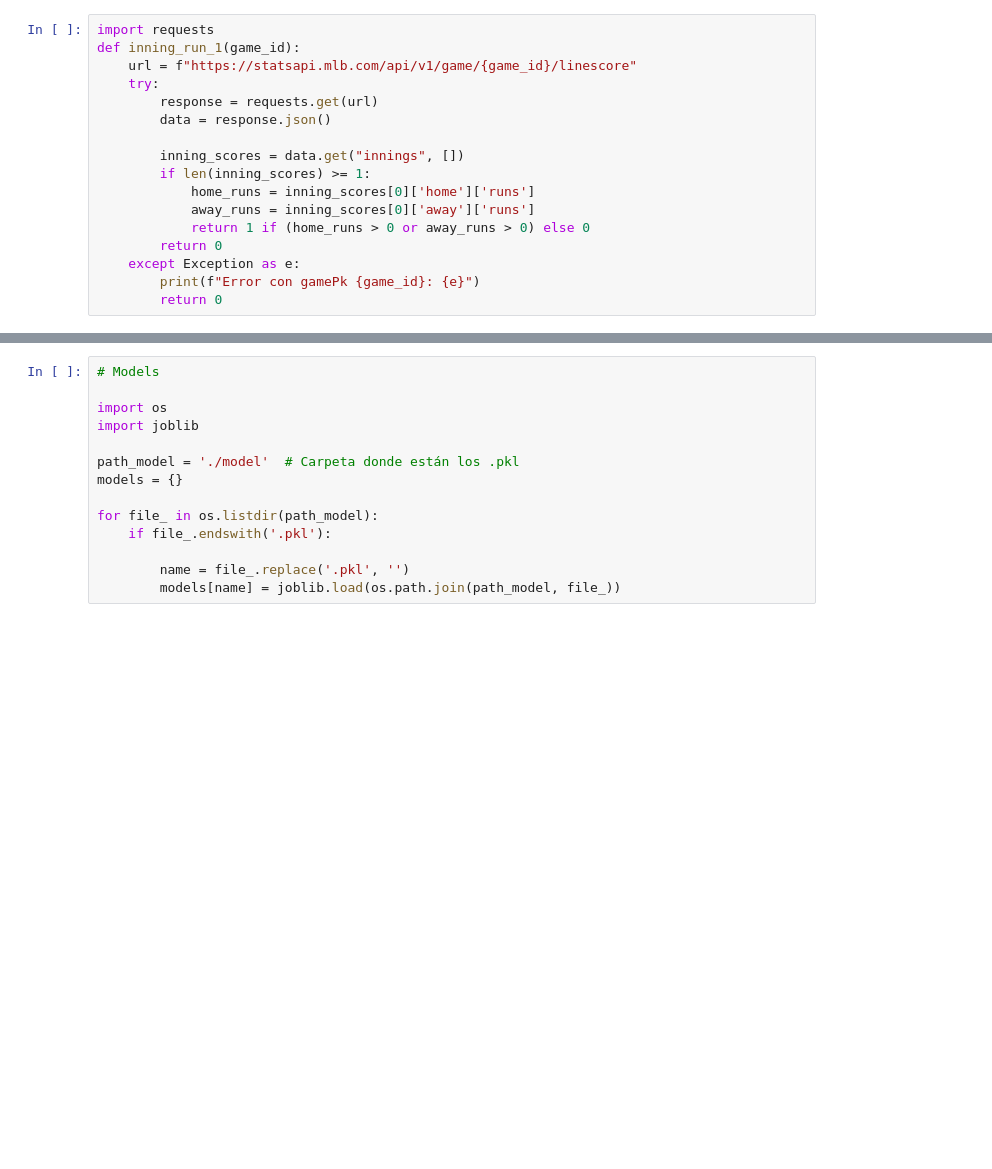
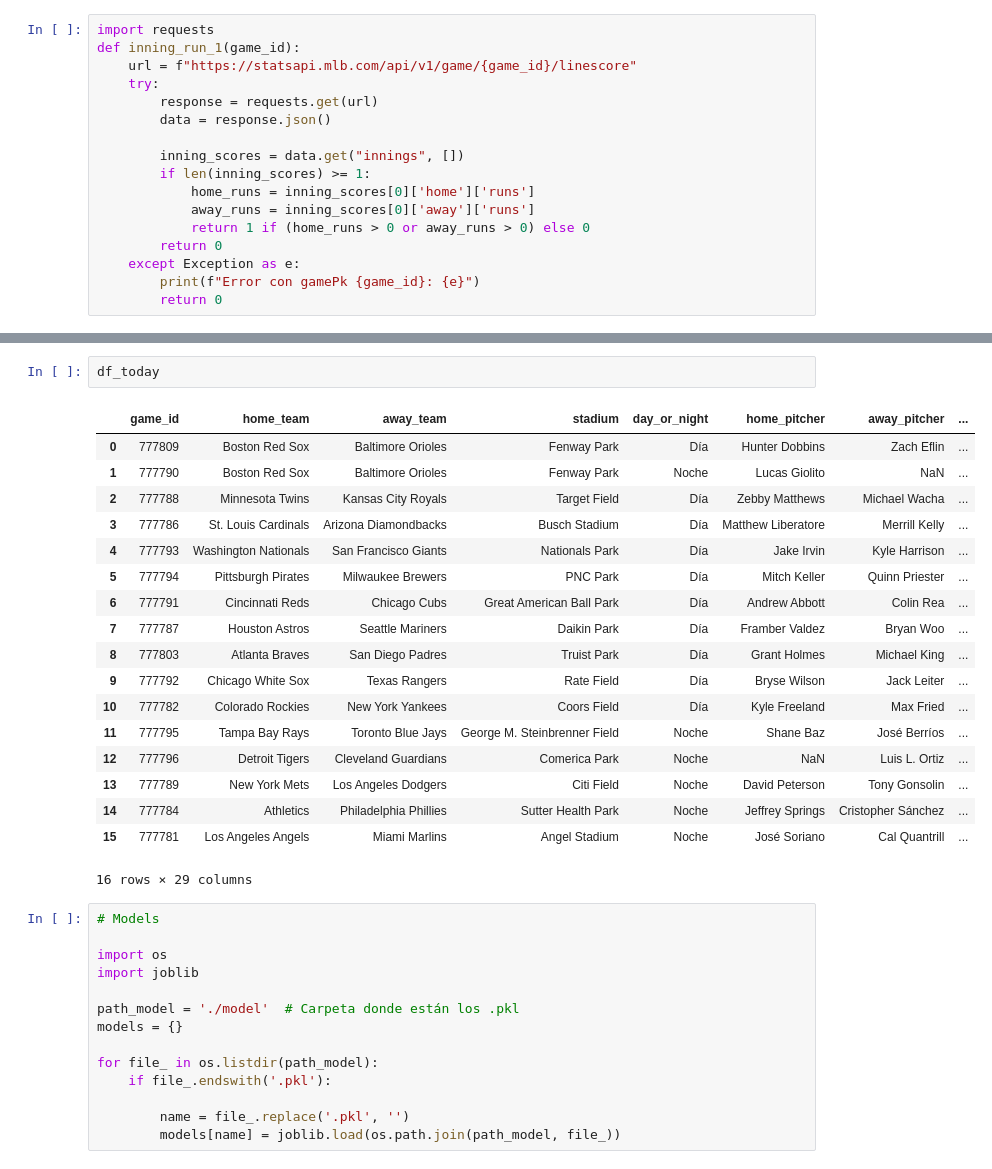
Before and after one commit to depresionTropical/mlb_1_inning, a Jupyter notebook: prefict.ipynb, the cells around one changed output, grey strips where cells are left out. Saved outputs shown, nothing was run; the diff lists cells and outputs as text; blank space fills up the shorter version.

```diff
--- a/prefict.ipynb
+++ b/prefict.ipynb
@@ -22,3 +33,24 @@ def inning_run_1(game_id):
+# %%
+df_today
+# %% [output]
+|  | game_id | home_team | away_team | stadium | day_or_night | home_pitcher | away_pitcher | ... |
+| 0 | 777809 | Boston Red Sox | Baltimore Orioles | Fenway Park | Día | Hunter Dobbins | Zach Eflin | ... |
+| 1 | 777790 | Boston Red Sox | Baltimore Orioles | Fenway Park | Noche | Lucas Giolito | NaN | ... |
+| 2 | 777788 | Minnesota Twins | Kansas City Royals | Target Field | Día | Zebby Matthews | Michael Wacha | ... |
+| 3 | 777786 | St. Louis Cardinals | Arizona Diamondbacks | Busch Stadium | Día | Matthew Liberatore | Merrill Kelly | ... |
+| 4 | 777793 | Washington Nationals | San Francisco Giants | Nationals Park | Día | Jake Irvin | Kyle Harrison | ... |
+| 5 | 777794 | Pittsburgh Pirates | Milwaukee Brewers | PNC Park | Día | Mitch Keller | Quinn Priester | ... |
+| 6 | 777791 | Cincinnati Reds | Chicago Cubs | Great American Ball Park | Día | Andrew Abbott | Colin Rea | ... |
+| 7 | 777787 | Houston Astros | Seattle Mariners | Daikin Park | Día | Framber Valdez | Bryan Woo | ... |
+| 8 | 777803 | Atlanta Braves | San Diego Padres | Truist Park | Día | Grant Holmes | Michael King | ... |
+| 9 | 777792 | Chicago White Sox | Texas Rangers | Rate Field | Día | Bryse Wilson | Jack Leiter | ... |
+| 10 | 777782 | Colorado Rockies | New York Yankees | Coors Field | Día | Kyle Freeland | Max Fried | ... |
+| 11 | 777795 | Tampa Bay Rays | Toronto Blue Jays | George M. Steinbrenner Field | Noche | Shane Baz | José Berríos | ... |
+| 12 | 777796 | Detroit Tigers | Cleveland Guardians | Comerica Park | Noche | NaN | Luis L. Ortiz | ... |
+| 13 | 777789 | New York Mets | Los Angeles Dodgers | Citi Field | Noche | David Peterson | Tony Gonsolin | ... |
+| 14 | 777784 | Athletics | Philadelphia Phillies | Sutter Health Park | Noche | Jeffrey Springs | Cristopher Sánchez | ... |
+| 15 | 777781 | Los Angeles Angels | Miami Marlins | Angel Stadium | Noche | José Soriano | Cal Quantrill | ... |
+16 rows × 29 columns
 # %%
 # Models
 
```
Also changed, not shown: parts of 13 cells of this notebook, 5 other files.
